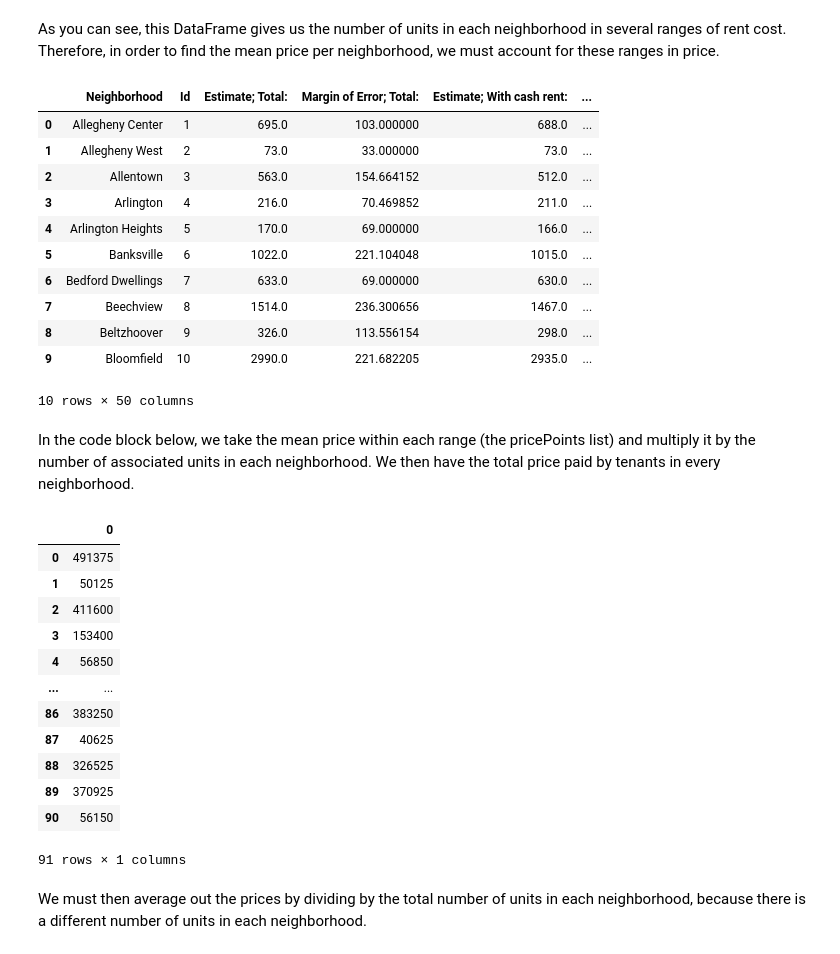
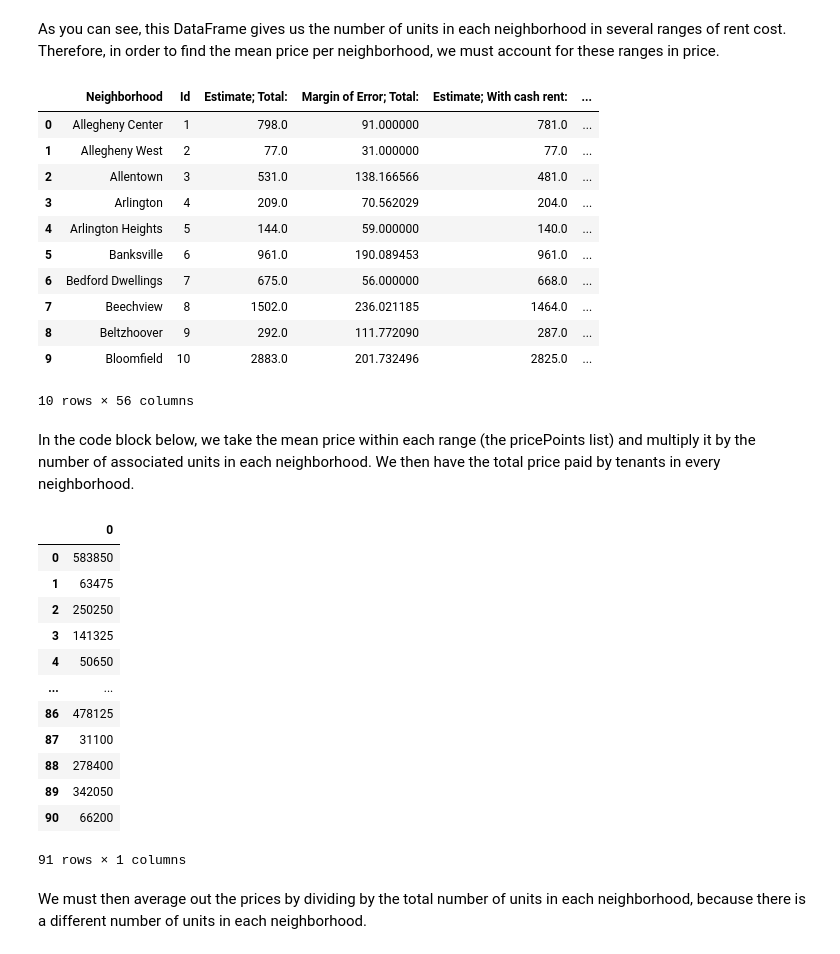
Before and after one commit to strobosco/bigideasfinal, a Jupyter notebook: cost.ipynb, the cells around one changed output. Cells and saved outputs as stored; diff of their text form; code cells hidden in the pictures.

```diff
--- a/cost.ipynb
+++ b/cost.ipynb
@@ -18,21 +18,21 @@ We will be analyzing the average asking price for rent for each neighborhood to
 # %% [markdown]
 As you can see, this DataFrame gives us the number of units in each neighborhood in several ranges of rent cost. Therefore, in order to find the mean price per neighborhood, we must account for these ranges in price.
 # %%
-data = pd.read_csv("contract-rent.csv")
+data = pd.read_csv("Datasets/contract-rent.csv")
 data.head(10)
 # %% [output]
 |  | Neighborhood | Id | Estimate; Total: | Margin of Error; Total: | Estimate; With cash rent: | ... |
-| 0 | Allegheny Center | 1 | 695.0 | 103.000000 | 688.0 | ... |
-| 1 | Allegheny West | 2 | 73.0 | 33.000000 | 73.0 | ... |
-| 2 | Allentown | 3 | 563.0 | 154.664152 | 512.0 | ... |
-| 3 | Arlington | 4 | 216.0 | 70.469852 | 211.0 | ... |
-| 4 | Arlington Heights | 5 | 170.0 | 69.000000 | 166.0 | ... |
-| 5 | Banksville | 6 | 1022.0 | 221.104048 | 1015.0 | ... |
-| 6 | Bedford Dwellings | 7 | 633.0 | 69.000000 | 630.0 | ... |
-| 7 | Beechview | 8 | 1514.0 | 236.300656 | 1467.0 | ... |
-| 8 | Beltzhoover | 9 | 326.0 | 113.556154 | 298.0 | ... |
-| 9 | Bloomfield | 10 | 2990.0 | 221.682205 | 2935.0 | ... |
+| 0 | Allegheny Center | 1 | 798.0 | 91.000000 | 781.0 | ... |
+| 1 | Allegheny West | 2 | 77.0 | 31.000000 | 77.0 | ... |
+| 2 | Allentown | 3 | 531.0 | 138.166566 | 481.0 | ... |
+| 3 | Arlington | 4 | 209.0 | 70.562029 | 204.0 | ... |
+| 4 | Arlington Heights | 5 | 144.0 | 59.000000 | 140.0 | ... |
+| 5 | Banksville | 6 | 961.0 | 190.089453 | 961.0 | ... |
+| 6 | Bedford Dwellings | 7 | 675.0 | 56.000000 | 668.0 | ... |
+| 7 | Beechview | 8 | 1502.0 | 236.021185 | 1464.0 | ... |
+| 8 | Beltzhoover | 9 | 292.0 | 111.772090 | 287.0 | ... |
+| 9 | Bloomfield | 10 | 2883.0 | 201.732496 | 2825.0 | ... |
-10 rows × 50 columns
+10 rows × 56 columns
 # %% [markdown]
 In the code block below, we take the mean price within each range (the pricePoints list) and multiply it by the number of associated units in each neighborhood. We then have the total price paid by tenants in every neighborhood.
 # %%
@@ -56,17 +56,17 @@ df = pd.DataFrame(weighted_total)
 df
 # %% [output]
 |  | 0 |
-| 0 | 491375 |
-| 1 | 50125 |
-| 2 | 411600 |
-| 3 | 153400 |
-| 4 | 56850 |
+| 0 | 583850 |
+| 1 | 63475 |
+| 2 | 250250 |
+| 3 | 141325 |
+| 4 | 50650 |
 | ... | ... |
-| 86 | 383250 |
-| 87 | 40625 |
-| 88 | 326525 |
-| 89 | 370925 |
-| 90 | 56150 |
+| 86 | 478125 |
+| 87 | 31100 |
+| 88 | 278400 |
+| 89 | 342050 |
+| 90 | 66200 |
 91 rows × 1 columns
 # %% [markdown]
 We must then average out the prices by dividing by the total number of units in each neighborhood, because there is a different number of units in each neighborhood.
```
Also changed, not shown: parts of 4 cells of this notebook, 1 other file.
